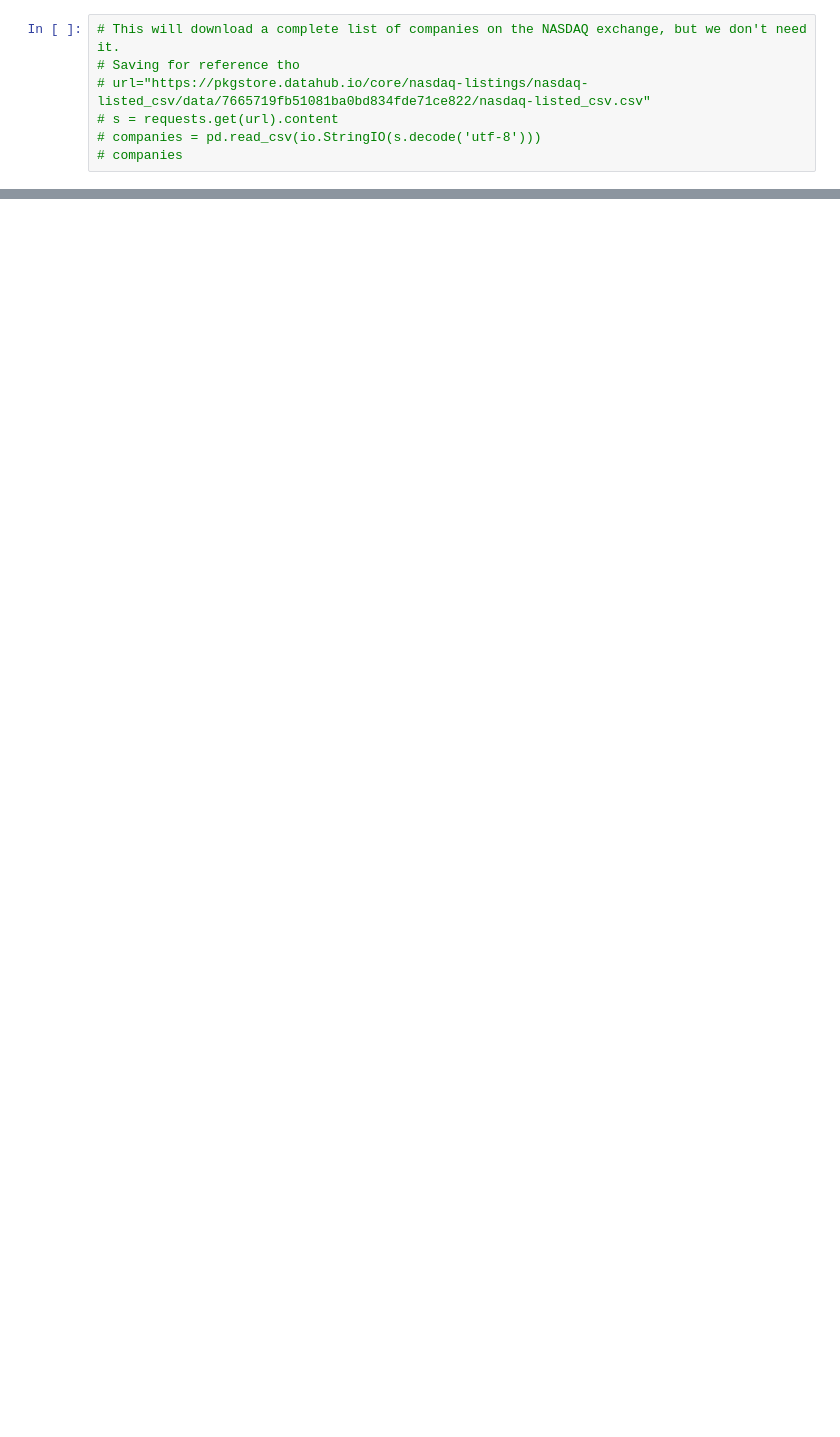
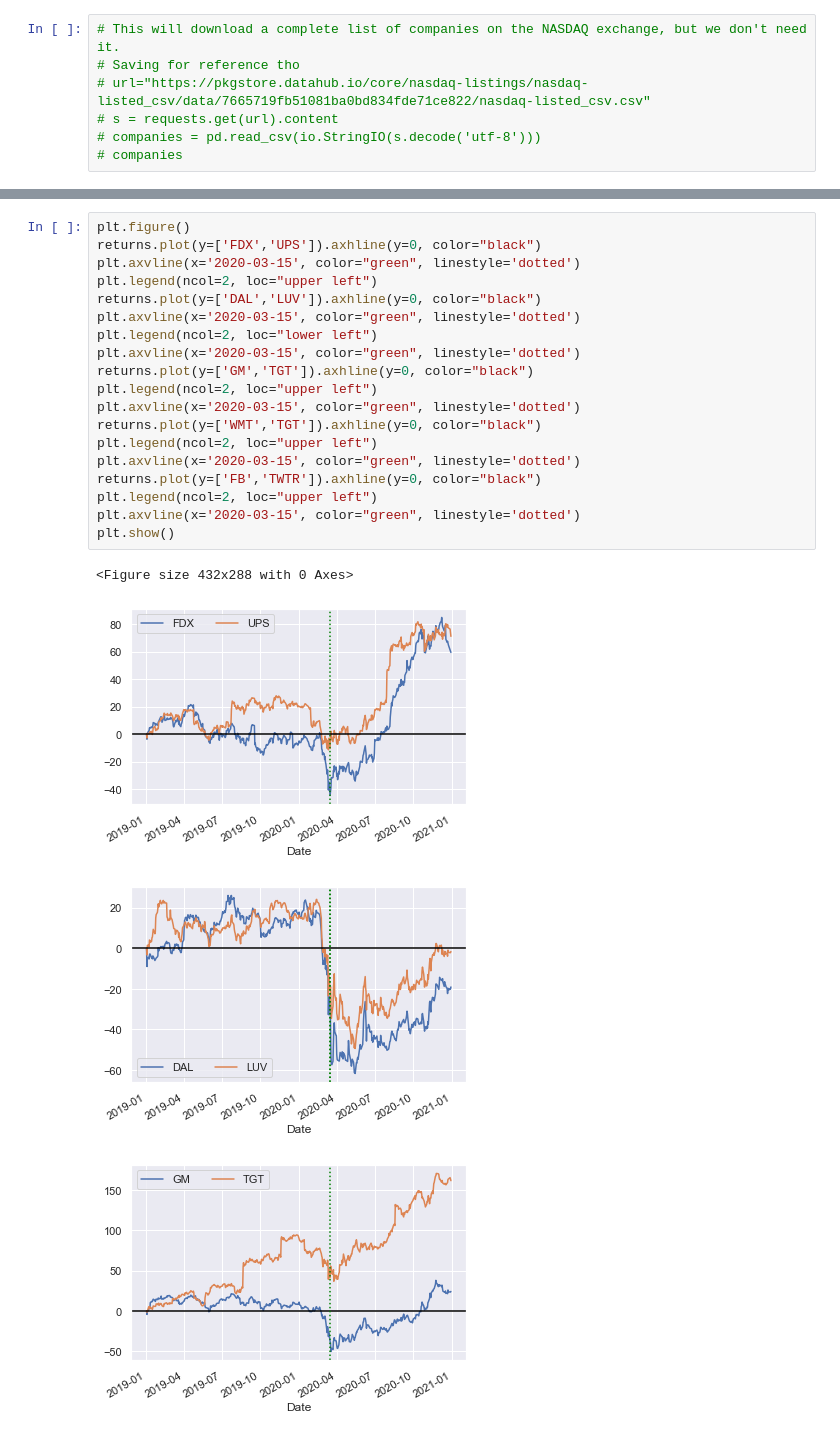
Before and after one commit to nt1983/team5-exercise, a Jupyter notebook: stockgrabber.ipynb, the cells around one changed output, grey strips where cells are left out. Drawn from its saved outputs; the diff is of its cells as text; blank space fills up the shorter version.

```diff
--- a/stockgrabber.ipynb
+++ b/stockgrabber.ipynb
@@ -127,0 +131,24 @@ plt.show()
+# %%
+plt.figure()
+returns.plot(y=['FDX','UPS']).axhline(y=0, color="black")
+plt.axvline(x='2020-03-15', color="green", linestyle='dotted')
+plt.legend(ncol=2, loc="upper left")
+returns.plot(y=['DAL','LUV']).axhline(y=0, color="black")
+plt.axvline(x='2020-03-15', color="green", linestyle='dotted')
+plt.legend(ncol=2, loc="lower left")
+plt.axvline(x='2020-03-15', color="green", linestyle='dotted')
+returns.plot(y=['GM','TGT']).axhline(y=0, color="black")
+plt.legend(ncol=2, loc="upper left")
+plt.axvline(x='2020-03-15', color="green", linestyle='dotted')
+returns.plot(y=['WMT','TGT']).axhline(y=0, color="black")
+plt.legend(ncol=2, loc="upper left")
+plt.axvline(x='2020-03-15', color="green", linestyle='dotted')
+returns.plot(y=['FB','TWTR']).axhline(y=0, color="black")
+plt.legend(ncol=2, loc="upper left")
+plt.axvline(x='2020-03-15', color="green", linestyle='dotted')
+plt.show()
+# %% [output]
+<Figure size 432x288 with 0 Axes>
+[figure, added]
+[figure, added]
+[figure, added]
```
Also changed, not shown: parts of 15 cells of this notebook, 1 other file.
